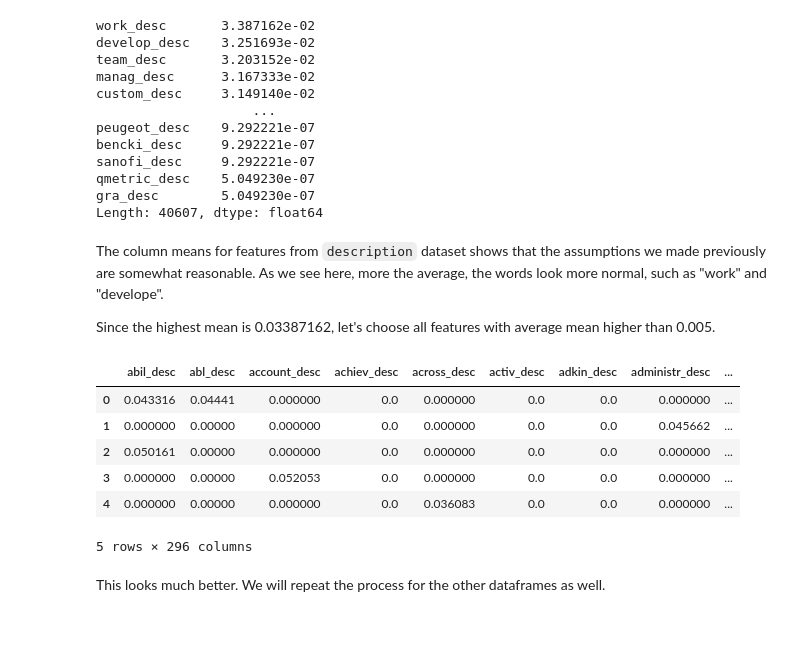
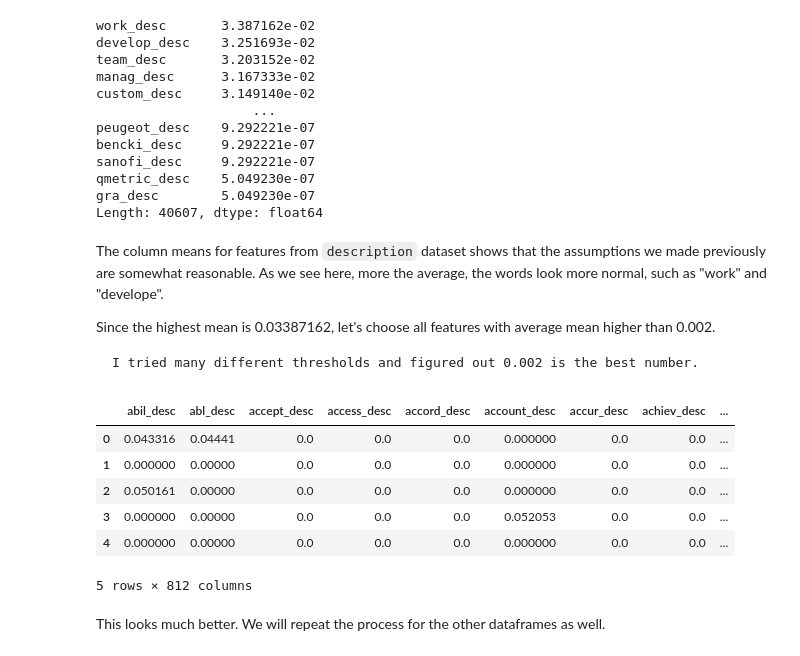
Before and after one commit to dhcheong/ClassifyingFake, a Jupyter notebook: FST.ipynb, the cells around one changed output. Drawn from its saved outputs; the diff is of its cells as text; code cells hidden in the pictures; blank space fills up the shorter version.

````diff
--- a/FST.ipynb
+++ b/FST.ipynb
@@ -60,19 +66,23 @@ Length: 40607, dtype: float64
 # %% [markdown]
 The column means for features from `description` dataset shows that the assumptions we made previously are somewhat reasonable. As we see here, more the average, the words look more normal, such as "work" and "develope".
 
-Since the highest mean is 0.03387162, let's choose all features with average mean higher than 0.005.
+Since the highest mean is 0.03387162, let's choose all features with average mean higher than 0.002.
+
+```{note}
+I tried many different thresholds and figured out 0.002 is the best number.
+```
 # %%
-select_desc = mean_desc > 0.005
+select_desc = mean_desc > 0.002
 selected_features_desc = text_features_desc.loc[:, select_desc]
 selected_features_desc.head()
 # %% [output]
-|  | abil_desc | abl_desc | account_desc | achiev_desc | across_desc | activ_desc | adkin_desc | administr_desc | ... |
-| 0 | 0.043316 | 0.04441 | 0.000000 | 0.0 | 0.000000 | 0.0 | 0.0 | 0.000000 | ... |
-| 1 | 0.000000 | 0.00000 | 0.000000 | 0.0 | 0.000000 | 0.0 | 0.0 | 0.045662 | ... |
-| 2 | 0.050161 | 0.00000 | 0.000000 | 0.0 | 0.000000 | 0.0 | 0.0 | 0.000000 | ... |
-| 3 | 0.000000 | 0.00000 | 0.052053 | 0.0 | 0.000000 | 0.0 | 0.0 | 0.000000 | ... |
-| 4 | 0.000000 | 0.00000 | 0.000000 | 0.0 | 0.036083 | 0.0 | 0.0 | 0.000000 | ... |
+|  | abil_desc | abl_desc | accept_desc | access_desc | accord_desc | account_desc | accur_desc | achiev_desc | ... |
+| 0 | 0.043316 | 0.04441 | 0.0 | 0.0 | 0.0 | 0.000000 | 0.0 | 0.0 | ... |
+| 1 | 0.000000 | 0.00000 | 0.0 | 0.0 | 0.0 | 0.000000 | 0.0 | 0.0 | ... |
+| 2 | 0.050161 | 0.00000 | 0.0 | 0.0 | 0.0 | 0.000000 | 0.0 | 0.0 | ... |
+| 3 | 0.000000 | 0.00000 | 0.0 | 0.0 | 0.0 | 0.052053 | 0.0 | 0.0 | ... |
+| 4 | 0.000000 | 0.00000 | 0.0 | 0.0 | 0.0 | 0.000000 | 0.0 | 0.0 | ... |
-5 rows × 296 columns
+5 rows × 812 columns
 # %% [markdown]
 This looks much better. We will repeat the process for the other dataframes as well.
 # %%
````
Also changed, not shown: parts of 16 cells of this notebook, 4 other files.
